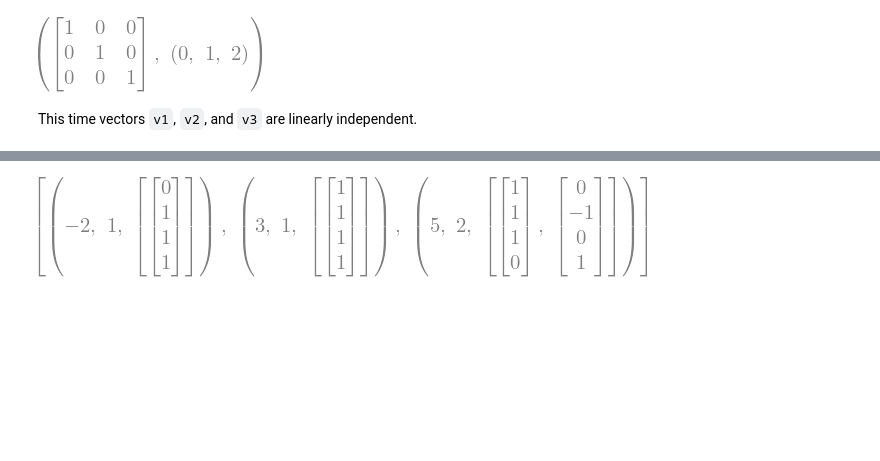
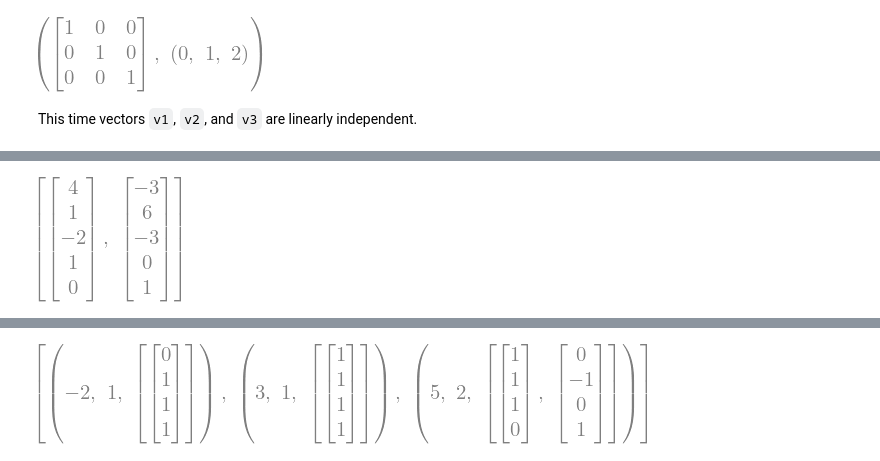
Before and after one commit to uqglmn/qm, a Jupyter notebook: A_mini_SymPy_tutorial.ipynb, the cells around one changed output, grey strips where cells are left out. Drawn from its saved outputs; the diff is of its cells as text; code cells hidden in the pictures; blank space fills up the shorter version.

```diff
--- a/A_mini_SymPy_tutorial.ipynb
+++ b/A_mini_SymPy_tutorial.ipynb
@@ -571,0 +616,5 @@ To find the eigenvalues of a matrix, use ``eigenvals()``. It returns a dictionar
+# %%
+M = sym.Matrix([[1, 2, 3, 0, 0], [0, 1, 2, 3, 0], [0, 0, 1, 2, 3]])
+M.nullspace()
+# %% [output]
+[figure, added]
```
Also changed, not shown: parts of 56 cells of this notebook.
